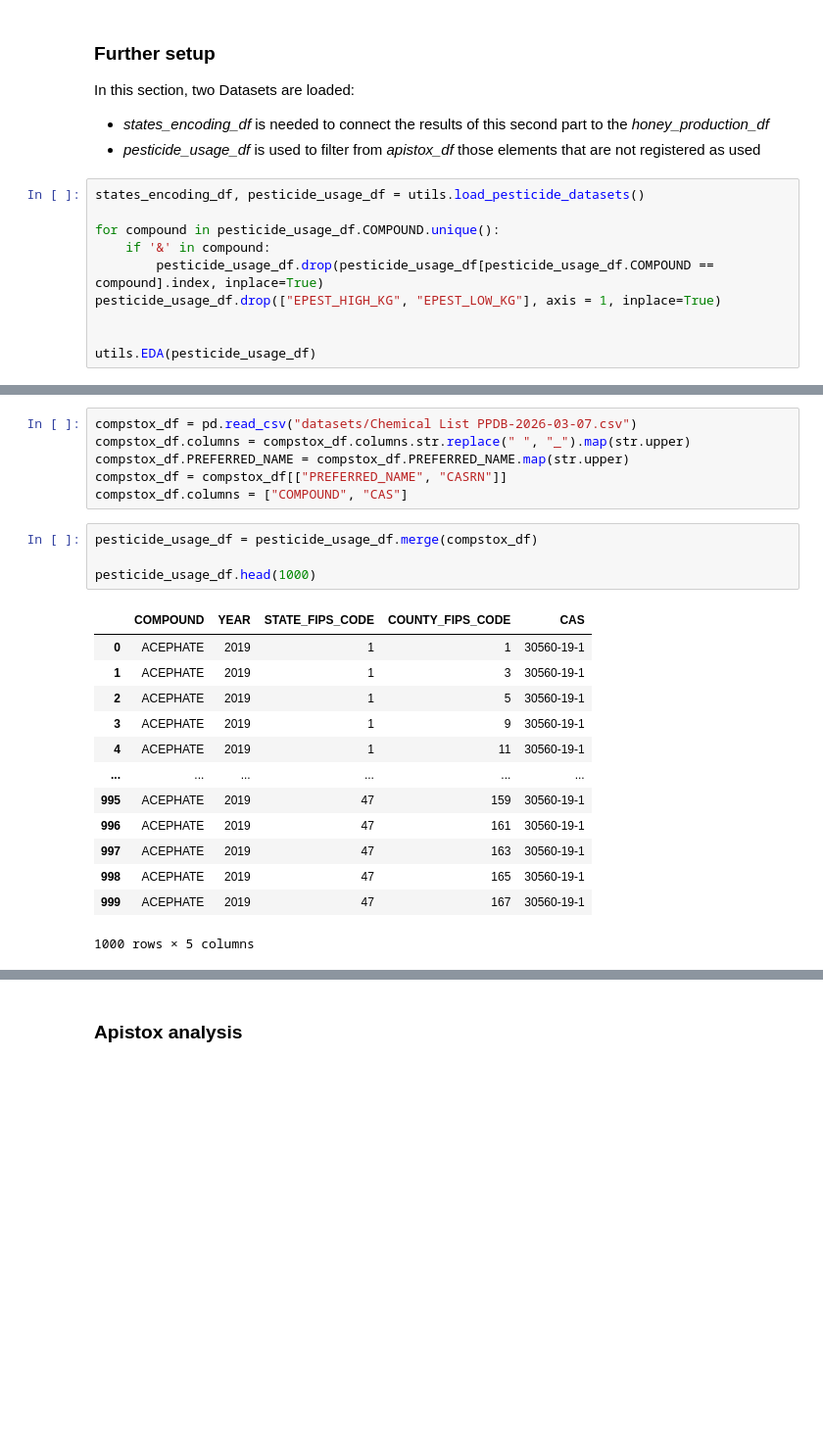
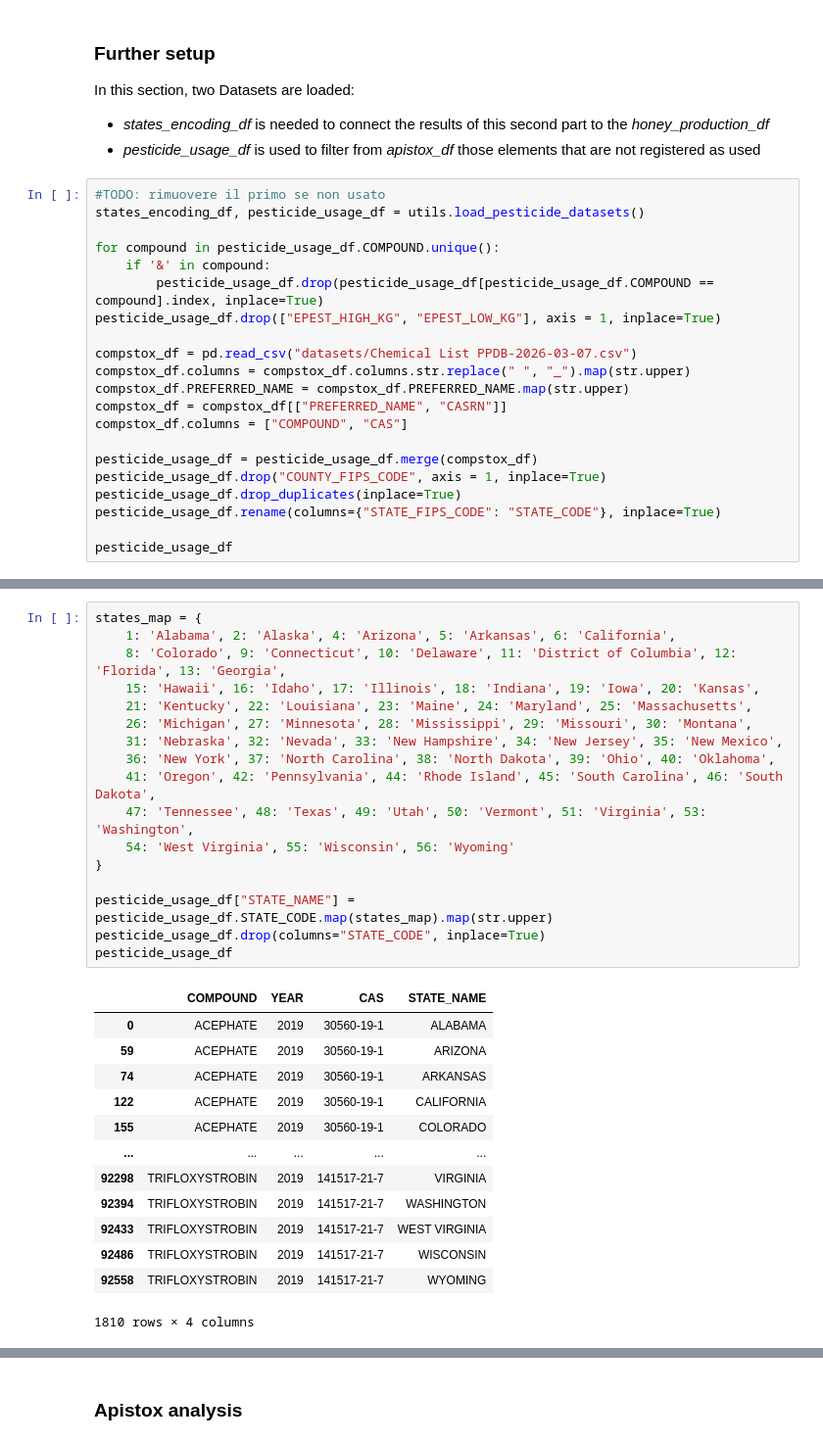
Before and after one commit to Ddav3/Bees_production_analysis, a Jupyter notebook: honey_production.ipynb, the cells around one changed output, grey strips where cells are left out. Shown at 98% size. Drawn from its saved outputs; the diff is of its cells as text; blank space fills up the shorter version.

Commit message:
completed setup for apistox dataset and merged all important info to make the dataset analyzable together with the hpd_analysis

```diff
--- a/honey_production.ipynb
+++ b/honey_production.ipynb
@@ -182,6 +182,7 @@ In this section, two Datasets are loaded:
 - *states_encoding_df* is needed to connect the results of this second part to the *honey_production_df*
 - *pesticide_usage_df* is used to filter from *apistox_df* those elements that are not registered as used
 # %%
+#TODO: rimuovere il primo se non usato
 states_encoding_df, pesticide_usage_df = utils.load_pesticide_datasets()
 
 for compound in pesticide_usage_df.COMPOUND.unique():
@@ -189,8 +190,18 @@ for compound in pesticide_usage_df.COMPOUND.unique():
         pesticide_usage_df.drop(pesticide_usage_df[pesticide_usage_df.COMPOUND == compound].index, inplace=True)
 pesticide_usage_df.drop(["EPEST_HIGH_KG", "EPEST_LOW_KG"], axis = 1, inplace=True)
 
+compstox_df = pd.read_csv("datasets/Chemical List PPDB-2026-03-07.csv")
+compstox_df.columns = compstox_df.columns.str.replace(" ", "_").map(str.upper)
+compstox_df.PREFERRED_NAME = compstox_df.PREFERRED_NAME.map(str.upper)
+compstox_df = compstox_df[["PREFERRED_NAME", "CASRN"]]
+compstox_df.columns = ["COMPOUND", "CAS"]
 
-utils.EDA(pesticide_usage_df)
+pesticide_usage_df = pesticide_usage_df.merge(compstox_df)
+pesticide_usage_df.drop("COUNTY_FIPS_CODE", axis = 1, inplace=True)
+pesticide_usage_df.drop_duplicates(inplace=True)
+pesticide_usage_df.rename(columns={"STATE_FIPS_CODE": "STATE_CODE"}, inplace=True)
+
+pesticide_usage_df
 # %% [output]
  states_encoding_df (3235, 4) : Done!
 
@@ -212,24 +222,31 @@ Number of rows with null/NaN: 0
-# %%
-compstox_df = pd.read_csv("datasets/Chemical List PPDB-2026-03-07.csv")
-compstox_df.columns = compstox_df.columns.str.replace(" ", "_").map(str.upper)
-compstox_df.PREFERRED_NAME = compstox_df.PREFERRED_NAME.map(str.upper)
-compstox_df = compstox_df[["PREFERRED_NAME", "CASRN"]]
-compstox_df.columns = ["COMPOUND", "CAS"]
 # %%
-pesticide_usage_df = pesticide_usage_df.merge(compstox_df)
+states_map = {
+    1: 'Alabama', 2: 'Alaska', 4: 'Arizona', 5: 'Arkansas', 6: 'California',
+    8: 'Colorado', 9: 'Connecticut', 10: 'Delaware', 11: 'District of Columbia', 12: 'Florida', 13: 'Georgia',
+    15: 'Hawaii', 16: 'Idaho', 17: 'Illinois', 18: 'Indiana', 19: 'Iowa', 20: 'Kansas',
+    21: 'Kentucky', 22: 'Louisiana', 23: 'Maine', 24: 'Maryland', 25: 'Massachusetts',
+    26: 'Michigan', 27: 'Minnesota', 28: 'Mississippi', 29: 'Missouri', 30: 'Montana',
+    31: 'Nebraska', 32: 'Nevada', 33: 'New Hampshire', 34: 'New Jersey', 35: 'New Mexico',
+    36: 'New York', 37: 'North Carolina', 38: 'North Dakota', 39: 'Ohio', 40: 'Oklahoma',
+    41: 'Oregon', 42: 'Pennsylvania', 44: 'Rhode Island', 45: 'South Carolina', 46: 'South Dakota',
+    47: 'Tennessee', 48: 'Texas', 49: 'Utah', 50: 'Vermont', 51: 'Virginia', 53: 'Washington',
+    54: 'West Virginia', 55: 'Wisconsin', 56: 'Wyoming'
+}
 
-pesticide_usage_df.head(1000)
+pesticide_usage_df["STATE_NAME"] = pesticide_usage_df.STATE_CODE.map(states_map).map(str.upper)
+pesticide_usage_df.drop(columns="STATE_CODE", inplace=True)
+pesticide_usage_df
 # %% [output]
-|  | COMPOUND | YEAR | STATE_FIPS_CODE | COUNTY_FIPS_CODE | CAS |
-| 0 | ACEPHATE | 2019 | 1 | 1 | 30560-19-1 |
-| 1 | ACEPHATE | 2019 | 1 | 3 | 30560-19-1 |
-| 2 | ACEPHATE | 2019 | 1 | 5 | 30560-19-1 |
-| 3 | ACEPHATE | 2019 | 1 | 9 | 30560-19-1 |
-| 4 | ACEPHATE | 2019 | 1 | 11 | 30560-19-1 |
-| ... | ... | ... | ... | ... | ... |
-| 995 | ACEPHATE | 2019 | 47 | 159 | 30560-19-1 |
-| 996 | ACEPHATE | 2019 | 47 | 161 | 30560-19-1 |
-| 997 | ACEPHATE | 2019 | 47 | 163 | 30560-19-1 |
-| 998 | ACEPHATE | 2019 | 47 | 165 | 30560-19-1 |
-| 999 | ACEPHATE | 2019 | 47 | 167 | 30560-19-1 |
+|  | COMPOUND | YEAR | CAS | STATE_NAME |
+| 0 | ACEPHATE | 2019 | 30560-19-1 | ALABAMA |
+| 59 | ACEPHATE | 2019 | 30560-19-1 | ARIZONA |
+| 74 | ACEPHATE | 2019 | 30560-19-1 | ARKANSAS |
+| 122 | ACEPHATE | 2019 | 30560-19-1 | CALIFORNIA |
+| 155 | ACEPHATE | 2019 | 30560-19-1 | COLORADO |
+| ... | ... | ... | ... | ... |
+| 92298 | TRIFLOXYSTROBIN | 2019 | 141517-21-7 | VIRGINIA |
+| 92394 | TRIFLOXYSTROBIN | 2019 | 141517-21-7 | WASHINGTON |
+| 92433 | TRIFLOXYSTROBIN | 2019 | 141517-21-7 | WEST VIRGINIA |
+| 92486 | TRIFLOXYSTROBIN | 2019 | 141517-21-7 | WISCONSIN |
+| 92558 | TRIFLOXYSTROBIN | 2019 | 141517-21-7 | WYOMING |
-1000 rows × 5 columns
+1810 rows × 4 columns
```
Also changed, not shown: parts of 4 cells of this notebook.
